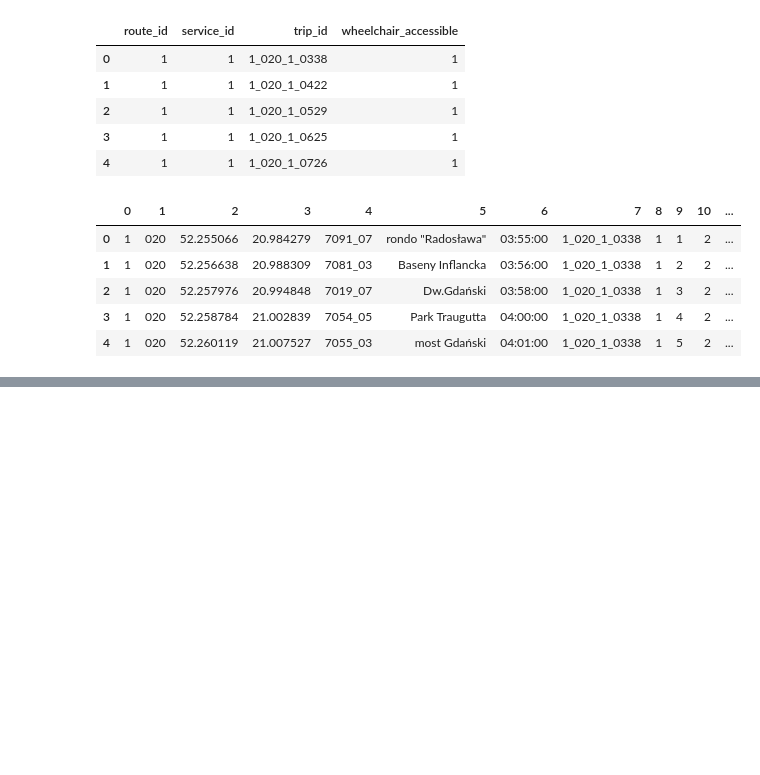
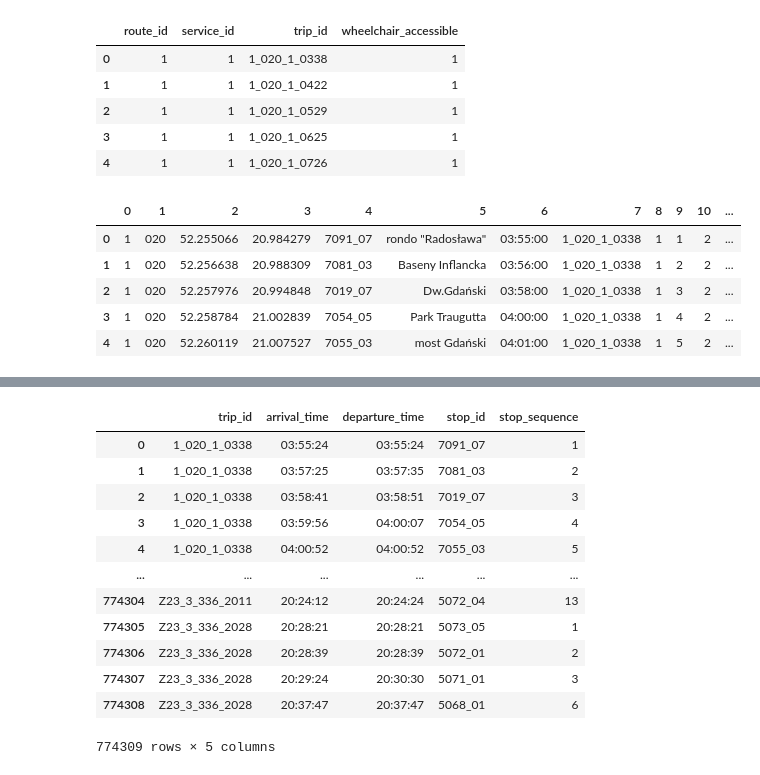
Before and after one commit to hoanganhlinh/praca-inzynierska, a Jupyter notebook: EDA.ipynb, the cells around one changed output, grey strips where cells are left out. Cells and saved outputs as stored; diff of their text form; code cells hidden in the pictures; blank space fills up the shorter version.

```diff
--- a/EDA.ipynb
+++ b/EDA.ipynb
@@ -197,0 +213,16 @@ timetables_df.head()
+# %%
+rt_stop_times_df
+# %% [output]
+|  | trip_id | arrival_time | departure_time | stop_id | stop_sequence |
+| 0 | 1_020_1_0338 | 03:55:24 | 03:55:24 | 7091_07 | 1 |
+| 1 | 1_020_1_0338 | 03:57:25 | 03:57:35 | 7081_03 | 2 |
+| 2 | 1_020_1_0338 | 03:58:41 | 03:58:51 | 7019_07 | 3 |
+| 3 | 1_020_1_0338 | 03:59:56 | 04:00:07 | 7054_05 | 4 |
+| 4 | 1_020_1_0338 | 04:00:52 | 04:00:52 | 7055_03 | 5 |
+| ... | ... | ... | ... | ... | ... |
+| 774304 | Z23_3_336_2011 | 20:24:12 | 20:24:24 | 5072_04 | 13 |
+| 774305 | Z23_3_336_2028 | 20:28:21 | 20:28:21 | 5073_05 | 1 |
+| 774306 | Z23_3_336_2028 | 20:28:39 | 20:28:39 | 5072_01 | 2 |
+| 774307 | Z23_3_336_2028 | 20:29:24 | 20:30:30 | 5071_01 | 3 |
+| 774308 | Z23_3_336_2028 | 20:37:47 | 20:37:47 | 5068_01 | 6 |
+774309 rows × 5 columns
```
Also changed, not shown: parts of 14 cells of this notebook.
